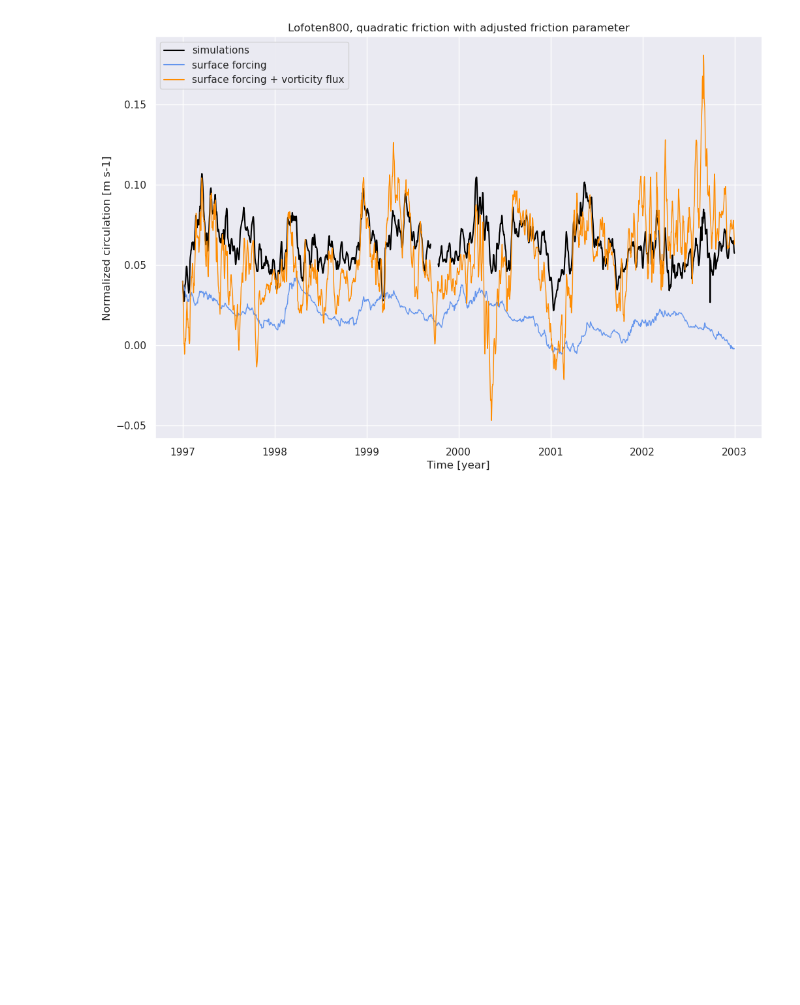
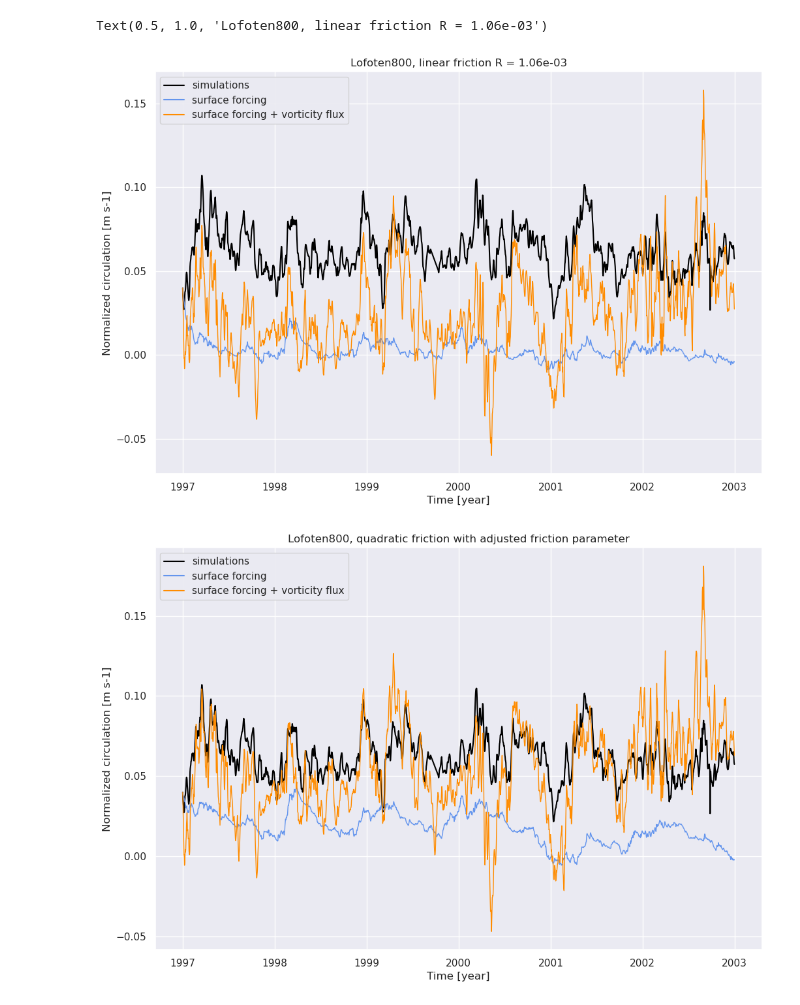
Before and after one commit to alpsjur/Vorticity-Driven-Circulation, a Jupyter notebook: time_integrals.ipynb, the cells around one changed output. Drawn from its saved outputs; the diff is of its cells as text; code cells hidden in the pictures; blank space fills up the shorter version.

```diff
--- a/time_integrals.ipynb
+++ b/time_integrals.ipynb
@@ -117,2 +91,9 @@ figA4.savefig("figures/A4_time_integral_adjusted_Cd.png")
+# %%
+R = 10.6e-4
+figL800, axL800 = plot_integrals(ts_L800, friciton="linear", R=R)
+axL800.set_title(f"Lofoten800, linear friction R = {R:.2e}")
+# %% [output]
+Text(0.5, 1.0, 'Lofoten800, linear friction R = 1.06e-03')
+[figure, added]
 # %%
 #figAf, axA4 = plot_integrals(ts_A4, friciton="linear", R=5e-4);
```
Also changed, not shown: parts of 8 cells of this notebook, 2 other files.
